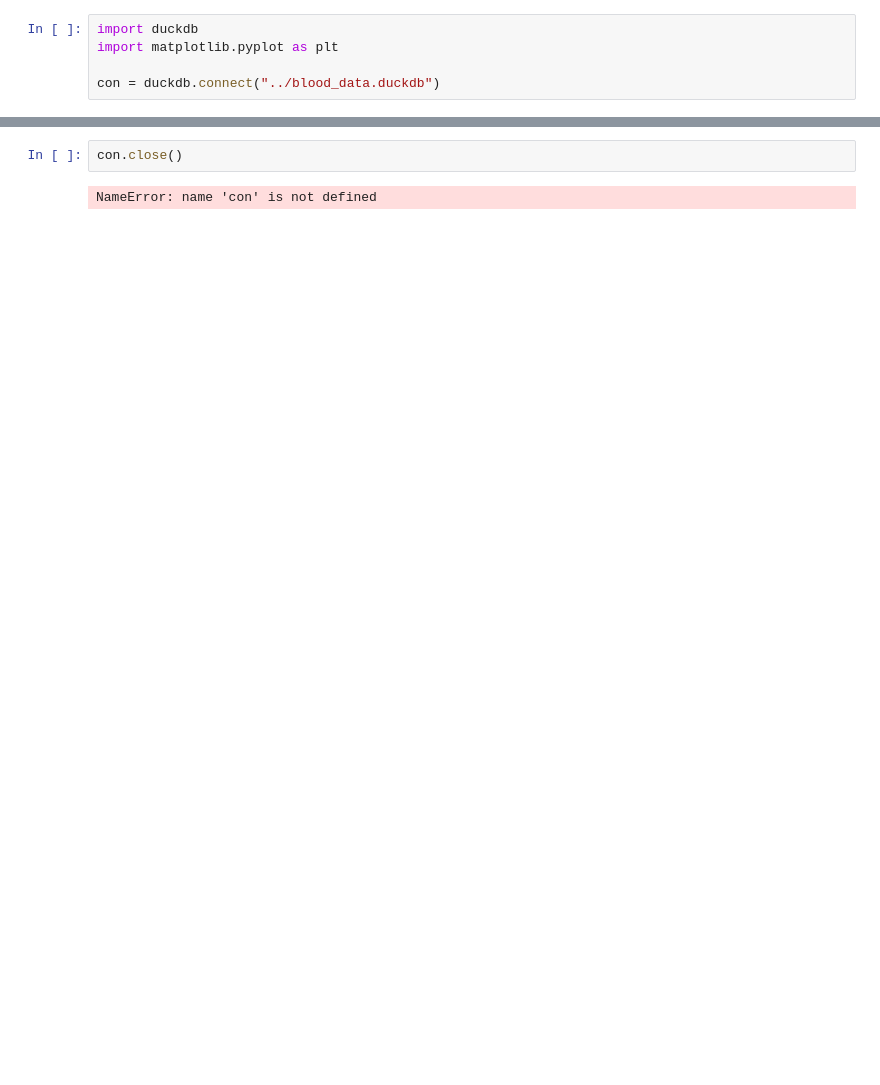
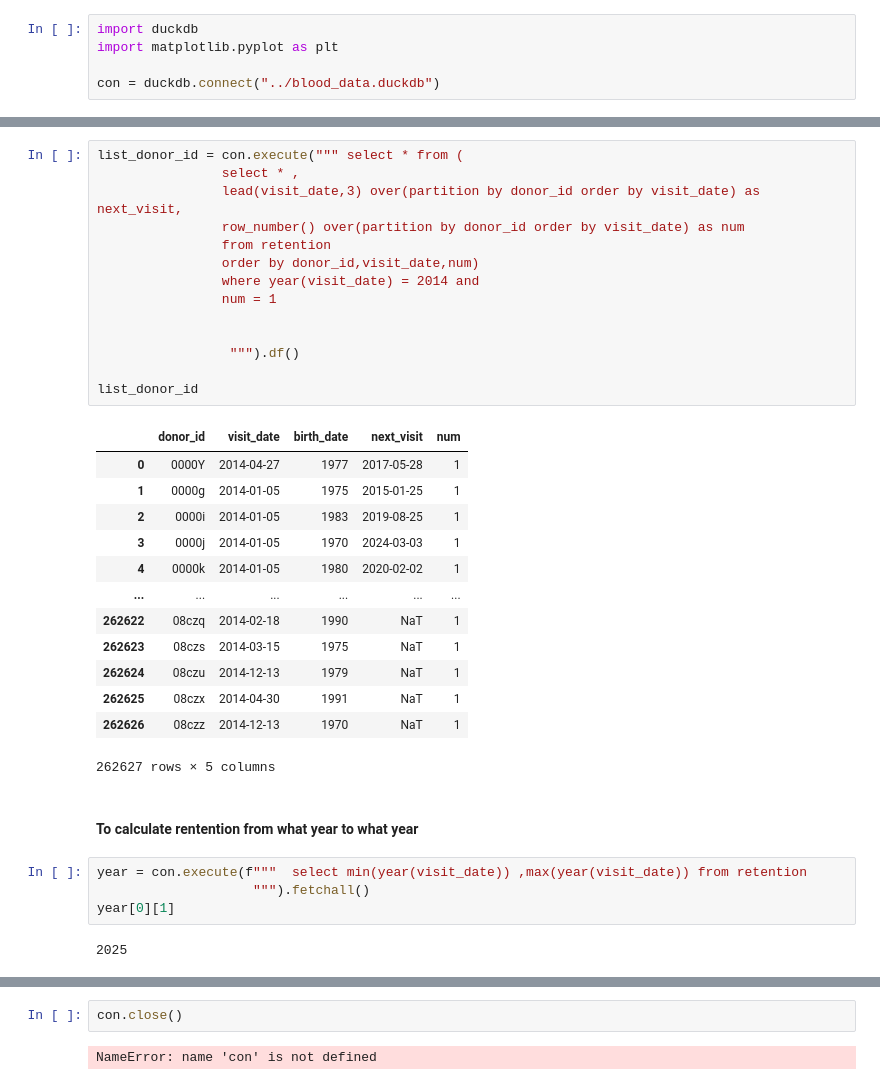
Before and after one commit to amaknabil/etl-blood-donation, a Jupyter notebook: eda/retention_eda.ipynb, the cells around one changed output, grey strips where cells are left out. Drawn from its saved outputs; the diff is of its cells as text; blank space fills up the shorter version.

```diff
--- a/eda/retention_eda.ipynb
+++ b/eda/retention_eda.ipynb
@@ -59,0 +128,36 @@ df
+# %%
+list_donor_id = con.execute(""" select * from (
+                select * ,
+                lead(visit_date,3) over(partition by donor_id order by visit_date) as next_visit,
+                row_number() over(partition by donor_id order by visit_date) as num
+                from retention
+                order by donor_id,visit_date,num)
+                where year(visit_date) = 2014 and
+                num = 1
+
+
+                 """).df()
+
+list_donor_id
+# %% [output]
+|  | donor_id | visit_date | birth_date | next_visit | num |
+| 0 | 0000Y | 2014-04-27 | 1977 | 2017-05-28 | 1 |
+| 1 | 0000g | 2014-01-05 | 1975 | 2015-01-25 | 1 |
+| 2 | 0000i | 2014-01-05 | 1983 | 2019-08-25 | 1 |
+| 3 | 0000j | 2014-01-05 | 1970 | 2024-03-03 | 1 |
+| 4 | 0000k | 2014-01-05 | 1980 | 2020-02-02 | 1 |
+| ... | ... | ... | ... | ... | ... |
+| 262622 | 08czq | 2014-02-18 | 1990 | NaT | 1 |
+| 262623 | 08czs | 2014-03-15 | 1975 | NaT | 1 |
+| 262624 | 08czu | 2014-12-13 | 1979 | NaT | 1 |
+| 262625 | 08czx | 2014-04-30 | 1991 | NaT | 1 |
+| 262626 | 08czz | 2014-12-13 | 1970 | NaT | 1 |
+262627 rows × 5 columns
+# %% [markdown]
+#### To calculate rentention from what year to what year
+# %%
+year = con.execute(f"""  select min(year(visit_date)) ,max(year(visit_date)) from retention
+                    """).fetchall()
+year[0][1]
+# %% [output]
+2025
```
Also changed, not shown: parts of 14 cells of this notebook, 1 other file.
